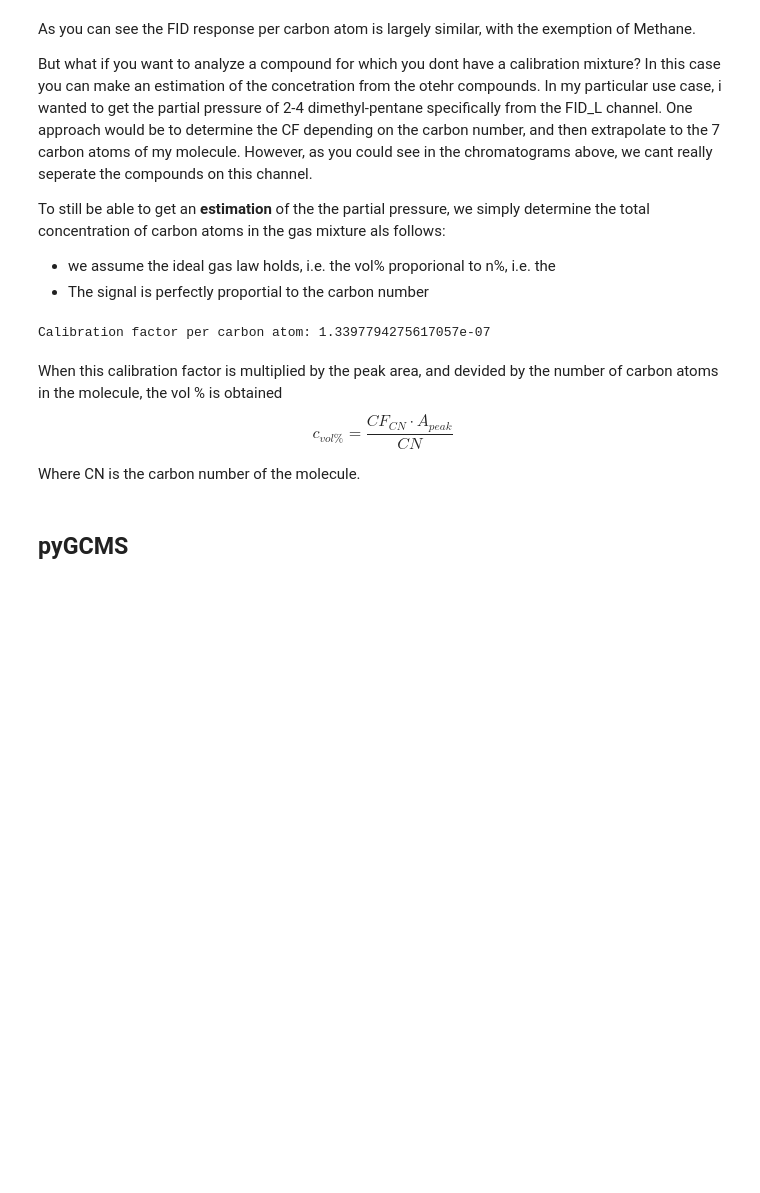
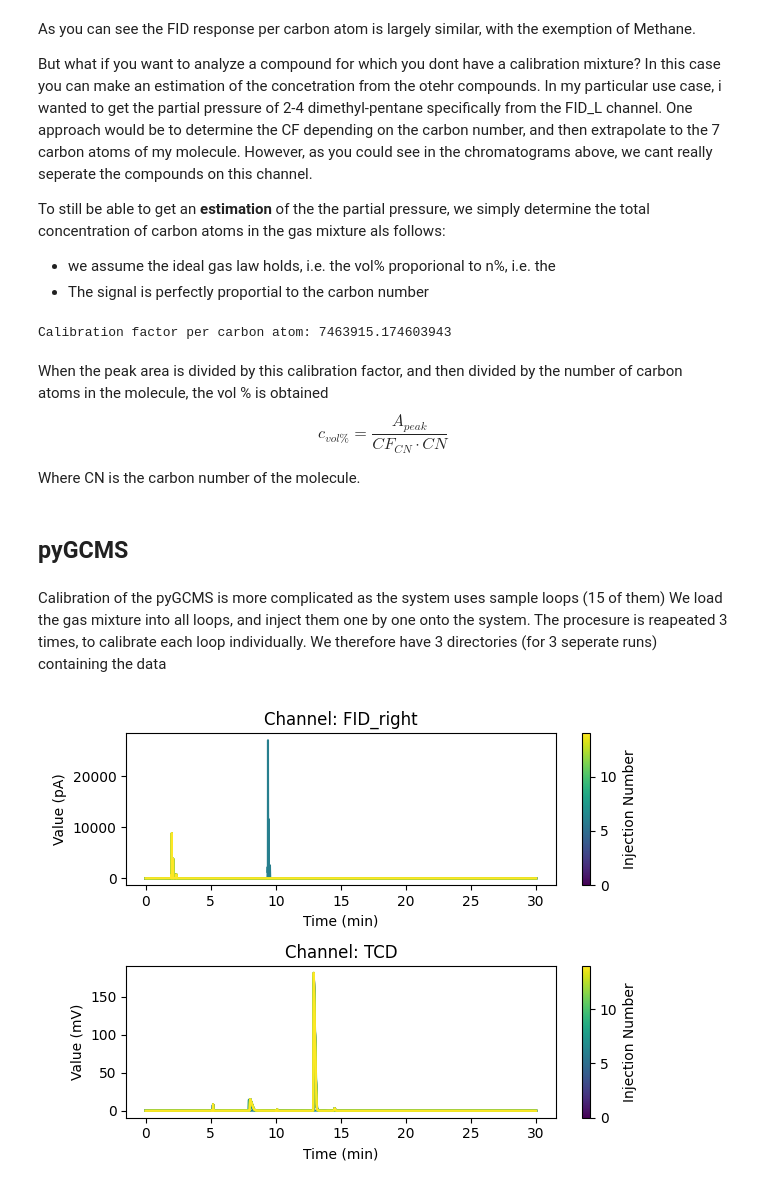
Before and after one commit to MyonicS/ChromStream, a Jupyter notebook: example_notebooks/example_calibration.ipynb, the cells around one changed output. Cells and saved outputs as stored; diff of their text form; code cells hidden in the pictures; blank space fills up the shorter version.

```diff
--- a/example_notebooks/example_calibration.ipynb
+++ b/example_notebooks/example_calibration.ipynb
@@ -167,18 +167,43 @@ To still be able to get an **estimation** of the the partial pressure, we simply
 bottle_content['n(molecule)*CN'] = bottle_content['vol_pct']/100*bottle_content['C_atoms']
 # the total concentartion of carbon atoms in the gas mixture
 sum_n_CN = bottle_content['n(molecule)*CN'].sum()
-# Getting the sigal per carbon atom by deviding by the total signal
-CF_CN = sum_n_CN / results.loc['All_FID_L','mean']
+# Getting the calibration factor per carbon atom by dividing the total signal by the total concentration
+CF_CN = results.loc['All_FID_L','mean'] / sum_n_CN
 
 print(f"Calibration factor per carbon atom: {CF_CN} ")
 # %% [output]
-Calibration factor per carbon atom: 1.3397794275617057e-07
+Calibration factor per carbon atom: 7463915.174603943
 # %% [markdown]
-When this calibration factor is multiplied by the peak area, and devided by the number of carbon atoms in the molecule, the vol % is obtained
+When the peak area is divided by this calibration factor, and then divided by the number of carbon atoms in the molecule, the vol % is obtained
 \begin{equation}
-    c_{vol\%} = \dfrac{CF_{CN} \cdot A_{peak}}{CN}
+    c_{vol\%} = \dfrac{A_{peak}}{CF_{CN} \cdot CN}
 \end{equation}
 
 Where CN is the carbon number of the molecule.
 # %% [markdown]
 ## pyGCMS
+# %% [markdown]
+Calibration of the pyGCMS is more complicated as the system uses sample loops (15 of them)
+We load the gas mixture into all loops, and inject them one by one onto the system. The procesure is reapeated 3 times, to calibrate each loop individually.
+We therefore have 3 directories (for 3 seperate runs) containing the data
+# %%
+data_home = Path("..")/"dev_data" / "chroms" /  "pyGCMS_calibration"
+dirs = sorted((data_home).iterdir())
+
+from chromstream.data_processing import min_subtract
+runs = []
+
+for i, dir in enumerate(dirs):
+    run= Experiment(f"pyGCMS_calib_run{i}")
+    for chrom_path in sorted(dir.iterdir()):
+        chrom = csp.parse_chromatogram_txt(chrom_path)
+        # subtract the minimum as a baseline to start with
+        chrom.apply_baseline(min_subtract, inplace=True)
+        # adding the chromatogram to the experiment
+        run.add_chromatogram(chrom)
+    runs.append(run)
+# %%
+%matplotlib widget
+runs[2].plot_chromatograms()
+# %% [output]
+[figure, added]
```
Also changed, not shown: parts of 18 cells of this notebook, 3 other files.
